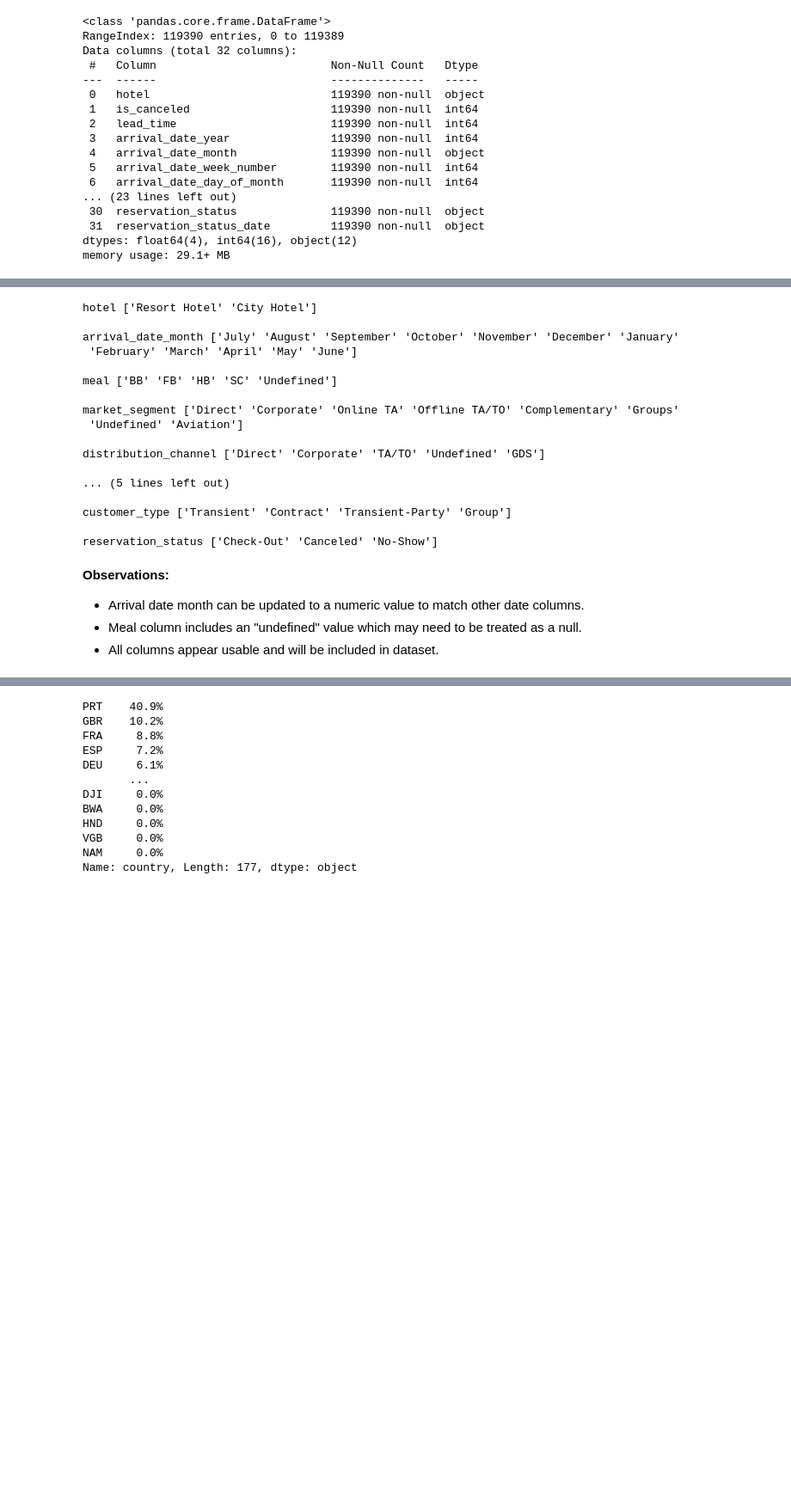
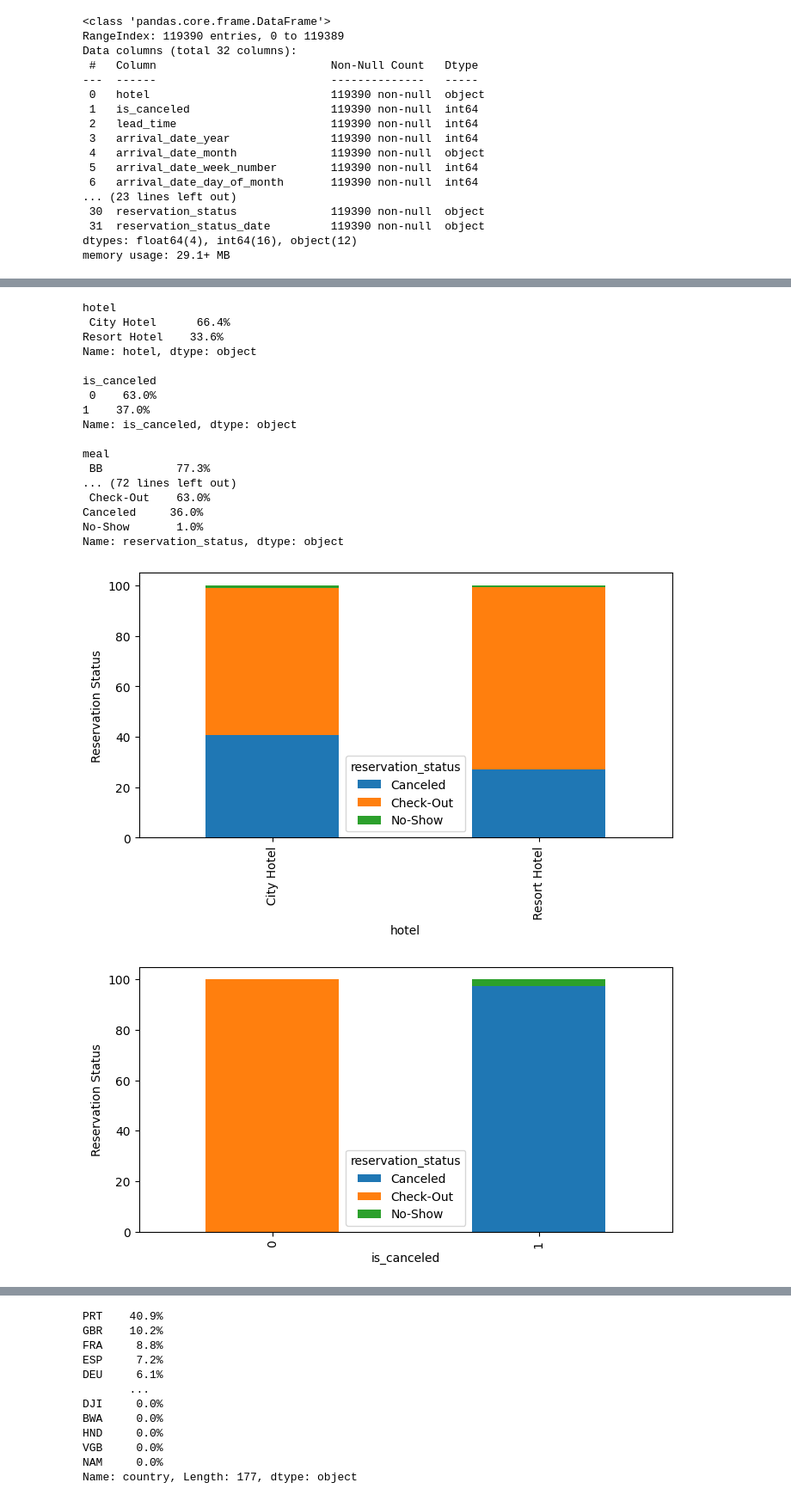
Before and after one commit to g0m3zc/Hotel_booking_demand, a Jupyter notebook: Hotel_Booking_Demand.ipynb, the cells around one changed output, grey strips where cells are left out. Shown: that part at 86% size. Saved outputs shown, nothing was run; the diff lists cells and outputs as text; code cells hidden in the pictures; blank space fills up the shorter version.

```diff
--- a/Hotel_Booking_Demand.ipynb
+++ b/Hotel_Booking_Demand.ipynb
@@ -59,0 +127,8 @@ memory usage: 29.1+ MB
+# %%
+# Create lists based on type of column
+categorical_column_list = ['hotel', 'is_canceled', 'meal', 'country', 'market_segment', 'distribution_channel', 'is_repeated_guest',
+                           'reserved_room_type', 'assigned_room_type', 'deposit_type', 'agent', 'company', 'customer_type', 'reservation_status']
+date_columns = ['arrival_date_year', 'arrival_date_month', 'arrival_date_week_number','arrival_date_day_of_month', 'reservation_status_date']
+numerical_column_list = [ 'lead_time', 'stays_in_weekend_nights', 'stays_in_week_nights', 'adults', 'children', 'babies', 'previous_cancellations',
+                         'previous_bookings_not_canceled', 'booking_changes', 'days_in_waiting_list', 'adr', 'required_car_parking_spaces',
+                         'total_of_special_requests']
@@ -62,16 +141,0 @@ Exploration of columns.
-# %%
-# Creating lists with the column names in order to simplify the review of the dataframe by column type.
-
-object_list = []
-int64_list = []
-float_list = []
-
-for i in df:
-  if df[i].dtypes == "object":
-    object_list.append(i)
-  elif df[i].dtypes == "int64":
-    int64_list.append(i)
-  else:
-    float_list.append(i)
-
-print(object_list, "\n", int64_list, "\n", float_list)
@@ -82,7 +142,7 @@ print(object_list, "\n", int64_list, "\n", float_list)
 # %%
 # Reviewing object columns to understand how many catagories are in each column.
 
-for i in object_list:
+for i in categorical_column_list:
   print(i, df[i].nunique())
 # %% [output]
 hotel 2
@@ -100,28 +162,32 @@ reservation_status_date 926
 # %%
 # Reviewing values in the columns with less than 20 categories.
-for i in object_list:
+for i in categorical_column_list:
   if df[i].nunique() < 20:
-    print(i, df[i].unique(), "\n")
+    print(i,'\n', df[i].value_counts(normalize=True).mul(100).round(1).astype(str) + '%', "\n")
 # %% [output]
-hotel ['Resort Hotel' 'City Hotel']
+hotel
+ City Hotel      66.4%
+Resort Hotel    33.6%
+Name: hotel, dtype: object
 
-arrival_date_month ['July' 'August' 'September' 'October' 'November' 'December' 'January'
- 'February' 'March' 'April' 'May' 'June']
+is_canceled
+ 0    63.0%
+1    37.0%
+Name: is_canceled, dtype: object
 
-meal ['BB' 'FB' 'HB' 'SC' 'Undefined']
-
-market_segment ['Direct' 'Corporate' 'Online TA' 'Offline TA/TO' 'Complementary' 'Groups'
- 'Undefined' 'Aviation']
-
-distribution_channel ['Direct' 'Corporate' 'TA/TO' 'Undefined' 'GDS']
-
-... (5 lines left out)
-
-customer_type ['Transient' 'Contract' 'Transient-Party' 'Group']
-
-reservation_status ['Check-Out' 'Canceled' 'No-Show']
+meal
+ BB           77.3%
+... (72 lines left out)
+ Check-Out    63.0%
+Canceled     36.0%
+No-Show       1.0%
+Name: reservation_status, dtype: object
-# %% [markdown]
-**Observations:**
-- Arrival date month can be updated to a numeric value to match other date columns.
-- Meal column includes an "undefined" value which may need to be treated as a null.
-- All columns appear usable and will be included in dataset.
+# %%
+for i in categorical_column_list:
+  if df[i].nunique() < 20:
+    if i != 'reservation_status':
+       (pd.crosstab(df[i], df['reservation_status'], normalize='index')*100).plot(kind='bar',figsize=(8,4), stacked=True)
+       plt.ylabel('Reservation Status')
+# %% [output]
+[figure, added]
+[figure, added]
```
Also changed, not shown: parts of 23 cells of this notebook.
